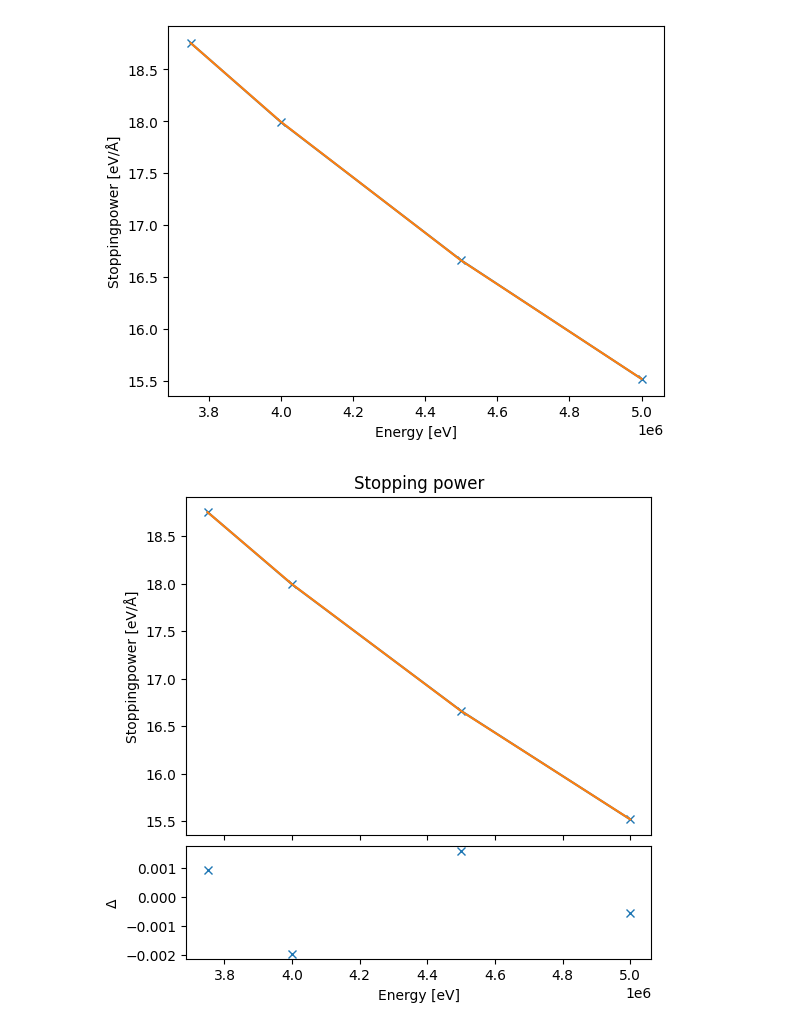
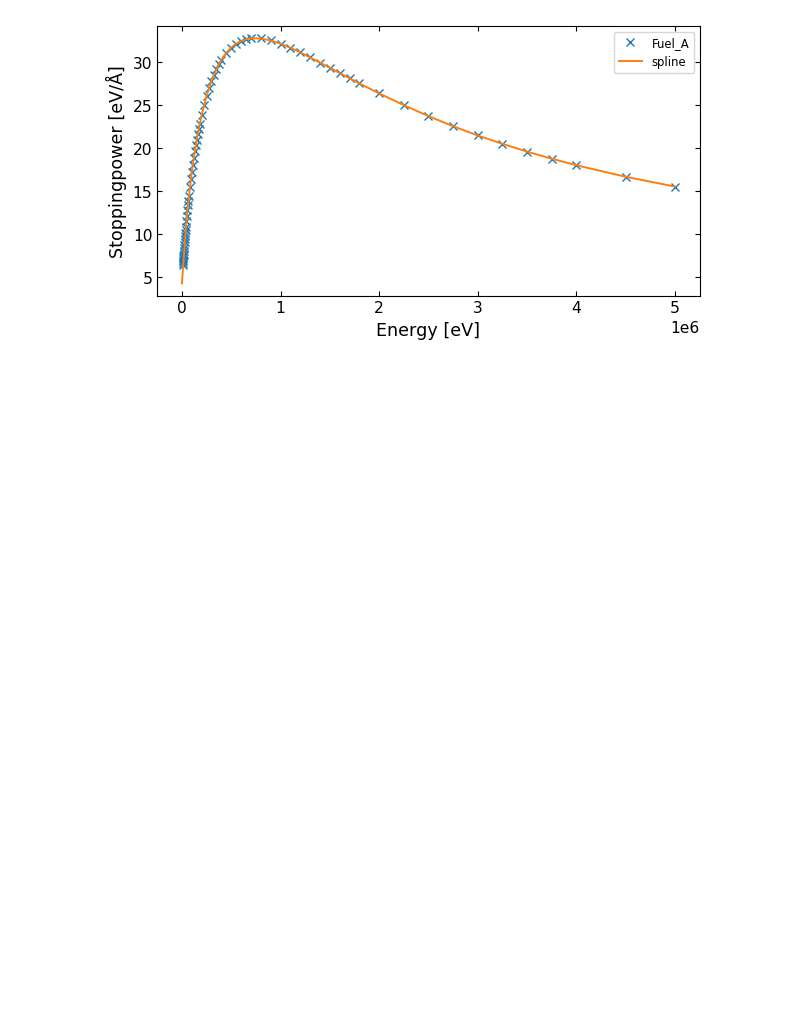
Before and after one commit to EmilEskol/Speciale, a Jupyter notebook: 4Neutron_spectrum_from_alpha_N.ipynb, the cells around one changed output. Cells and saved outputs as stored; diff of their text form; code cells hidden in the pictures; blank space fills up the shorter version.

```diff
--- a/4Neutron_spectrum_from_alpha_N.ipynb
+++ b/4Neutron_spectrum_from_alpha_N.ipynb
@@ -10,19 +19,10 @@ import matplotlib.pyplot as plt
 #Getting material
 mats = openmc.Materials.from_xml('materials.xml')
 # %%
-fuel_name= 'Fuel_A'
-mat = gh.get_material_by_name(fuel_name,mats)
-energies,stopping_powers = an.SR_file_write_and_read(mat,E_min=3500,E_max=5000,new_file=False)
-
-fig,ax = plt.subplots()
-ax.plot(energies,stopping_powers,'x-',label=fuel_name)
-ax.set_xlabel('Energy [eV]')
-ax.set_ylabel('Stoppingpower [eV/Å]')
-
-
 def bethe_tail(E, A, B, C):
     E=np.array(E)
     return A*np.log(B*E)/E + C
+
 def uncertainties_from_cov(popt,cov):
     err=[]
     print('parameters and there error')
@@ -30,33 +30,54 @@ def uncertainties_from_cov(popt,cov):
         err.append(np.sqrt(cov[n,n]))
         print(f'{popt[n]:.3g} ± {np.sqrt(cov[n,n]):.1g}')
     return err
-def plot_residuals(xs,ys,func,popt,label="data",xlabel='x',ylabel='y',title='Residuals plot'):
-    resi_fig, (ax_main, ax_resid) = plt.subplots(2, 1, sharex=True, figsize=(6, 6),
-    gridspec_kw={"height_ratios": [3, 1],  # top plot is 3x taller
-                 "hspace": 0.05})
 
-    ax_main.plot(xs,ys,'x-',label=label)
-    ax_main.plot(xs,func(xs,*popt), label='fit')
-    ax_resid.plot(xs,ys-func(xs,*popt),'x')
+def get_stopping_power_spline(mat,k=5,E_min=1e4,E_max=1e7,new_file=True):
+    energies,stopping_powers = an.SR_file_write_and_read(mat,E_min=E_min,E_max=E_max,new_file=new_file)
+    while k>0:
+        try:
+            spline = make_interp_spline(energies,stopping_powers,k=k,bc_type='periodic')
+            break
+        except:
+            k-=1
+            if k==1:
+                spline = make_interp_spline(energies,stopping_powers,k=k)
+    return spline
+def get_spline_data(spline,xs,extrapolate = False,non_negative=False):
+    spline_with_nan = spline(xs, extrapolate=extrapolate)
+    spline_data = np.nan_to_num(spline_with_nan,nan=0.00)
 
-    ax_resid.set_xlabel(xlabel)
-    ax_resid.set_ylabel(r'$\Delta$')
-    ax_main.set_ylabel(ylabel)
-    ax_main.set_title(title)
+    if non_negative:
+        spline_data = np.clip(spline_data,0,None) #sets all negative values to zero
 
+    return spline_data
 
+fuel_name= 'Fuel_A'
+mat = gh.get_material_by_name(fuel_name,mats)
+E_min=1e4
+E_max=5e6
+energies,stopping_powers = an.SR_file_write_and_read(mat,E_min=E_min,E_max=E_max,new_file=False)
 
+fig,ax = plt.subplots()
+ax.plot(energies,stopping_powers,'x',label=fuel_name)
+ax.set_xlabel('Energy [eV]')
+ax.set_ylabel('Stoppingpower [eV/Å]')
+if E_min>5e5:
+    popt, cov = curve_fit(bethe_tail,energies, stopping_powers,p0=[ 3.22e+07, 2.8e-06, -1.44])
+    stopping_powers_fit = bethe_tail(energies, *popt)
+    ax.plot(energies,stopping_powers_fit,label='fit')
+    pp.plot_residuals(energies,stopping_powers,bethe_tail,energy_lin,popt,xlabel='Energy [eV]',ylabel='Stoppingpower [eV/Å]',title='Stopping power')
 
+    err = uncertainties_from_cov(popt,cov)
 
-popt, cov = curve_fit(
-    bethe_tail,
-    energies, stopping_powers,
-    p0=[ 3.07e+07, 1, 0]
-)
+energy_lin = np.linspace(0,5e6,100)
 
-stopping_powers_fit = bethe_tail(energies, *popt)
-ax.plot(energies,stopping_powers_fit,label='fit')
-plot_residuals(energies,stopping_powers,bethe_tail,popt,xlabel='Energy [eV]',ylabel='Stoppingpower [eV/Å]',title='Stopping power')
+stop_spline = get_stopping_power_spline(mat,E_min=E_min,E_max=E_max,new_file=False)
+stop_spline_data = get_spline_data(stop_spline,energy_lin,extrapolate = True)
 
-err = uncertainties_from_cov(popt,cov)
+ax.plot(energy_lin,stop_spline_data,label = 'spline')
+
+ax.legend()
+print(stop_spline_data[0:10])
+
+#pp.savefig('stoppingpower_resid')
 # %% [output]
@@ -70,5 +90,4 @@ parameters and there error
-[figure, old version]
+[figure, new version]
-[figure, removed]
 # %%
 #Introducing alpha spectra and make sure to it is possible to calculate with the to data sets
 alpha_decays, mass, nuclide_amount = an.alpha_decay_values_from_material(mat)
```
Also changed, not shown: parts of 5 cells of this notebook, 3 other files.
